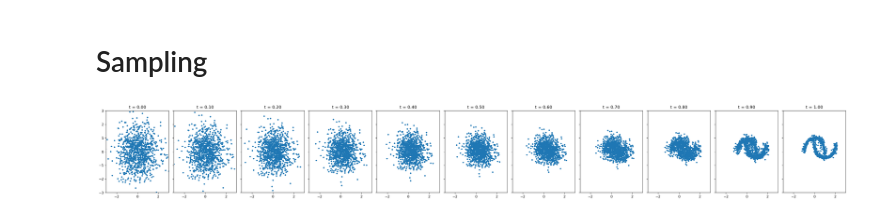
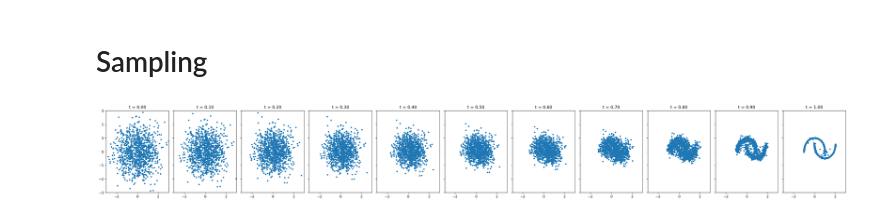
Before and after one commit to jaeohshin/flow_matching, a Jupyter notebook: examples/standalone_flow_matching.ipynb, the cells around one changed output. Saved outputs shown, nothing was run; the diff lists cells and outputs as text; code cells hidden in the pictures.

```diff
--- a/examples/standalone_flow_matching.ipynb
+++ b/examples/standalone_flow_matching.ipynb
@@ -17,11 +17,11 @@ class Flow(nn.Module):
     def forward(self, t: Tensor, x_t: Tensor) -> Tensor:
         return self.net(torch.cat((t, x_t), -1))
 
-    def step(self, x_t: Tensor, t_start: Tensor, t_end: Tensor) -> Tensor:
+    def flow_step(self, x_t: Tensor, t_start: Tensor, t_end: Tensor) -> Tensor:
         t_start = t_start.view(1, 1).expand(x_t.shape[0], 1)
 
         return x_t + (t_end - t_start) * self(t=t_start + (t_end - t_start) / 2, x_t= x_t + self(x_t=x_t, t=t_start) * (t_end - t_start) / 2)
 
 
-"""Flow is vector field, u, not flow .
+"""Flow is actually vector field u
 """
@@ -30,17 +32,33 @@ class Flow(nn.Module):
 # %%
 flow = Flow()
 
-optimizer = torch.optim.Adam(flow.parameters(), 1e-2)
+optimizer = torch.optim.Adam(flow.parameters(), 2e-4)
 loss_fn = nn.MSELoss()
 
-for _ in range(20000):
-    x_1 = Tensor(make_moons(256, noise=0.05)[0])
+loss_history = []
+
+
+for i in range(100000):
+    x_1 = Tensor(make_moons(1024, noise=0.0)[0])
     x_0 = torch.randn_like(x_1)
     t = torch.rand(len(x_1), 1)
 
     x_t = (1 - t) * x_0 + t * x_1
     dx_t = x_1 - x_0
 
+
+
     optimizer.zero_grad()
-    loss_fn(flow(t=t, x_t=x_t), dx_t).backward()
+    pred = flow(t=t, x_t=x_t)
+    loss = loss_fn(pred, dx_t)
+    loss.backward()
     optimizer.step()
+
+    loss_history.append(loss.item())
+
+    if i % 500 == 0:
+        print(f"Step {i}, Loss: {loss.item():.4f}")
+
+# Save model
+torch.save(flow.state_dict(), "flow_model.pt")  ## only model parameters
+print("Model saved to 'flow_model.pt' ")
@@ -47,22 +105,26 @@ for _ in range(20000):
 # %% [markdown]
 # Sampling
 # %%
+flow = Flow()
+flow.load_state_dict(torch.load("flow_model.pt"))
+flow.eval()
+
 x = torch.randn(1000, 2)
 n_steps = 10
 fig, axes = plt.subplots(1, n_steps + 1, figsize=(30, 4), sharex=True, sharey=True)
 time_steps = torch.linspace(0, 1.0, n_steps + 1)
 
 axes[0].scatter(x.detach()[:, 0], x.detach()[:, 1], s=10)
 axes[0].set_title(f't = {time_steps[0]:.2f}')
 axes[0].set_xlim(-3.0, 3.0)
 axes[0].set_ylim(-3.0, 3.0)
 
 for i in range(n_steps):
-    x = flow.step(x_t=x, t_start=time_steps[i], t_end=time_steps[i + 1])
+    x = flow.flow_step(x_t=x, t_start=time_steps[i], t_end=time_steps[i + 1])
     axes[i + 1].scatter(x.detach()[:, 0], x.detach()[:, 1], s=10)
     axes[i + 1].set_title(f't = {time_steps[i + 1]:.2f}')
 
 plt.tight_layout()
 plt.show()
 # %% [output]
-[figure, old version]
+[figure, new version]
```
Also changed, not shown: parts of 4 cells of this notebook, 5 other files.
